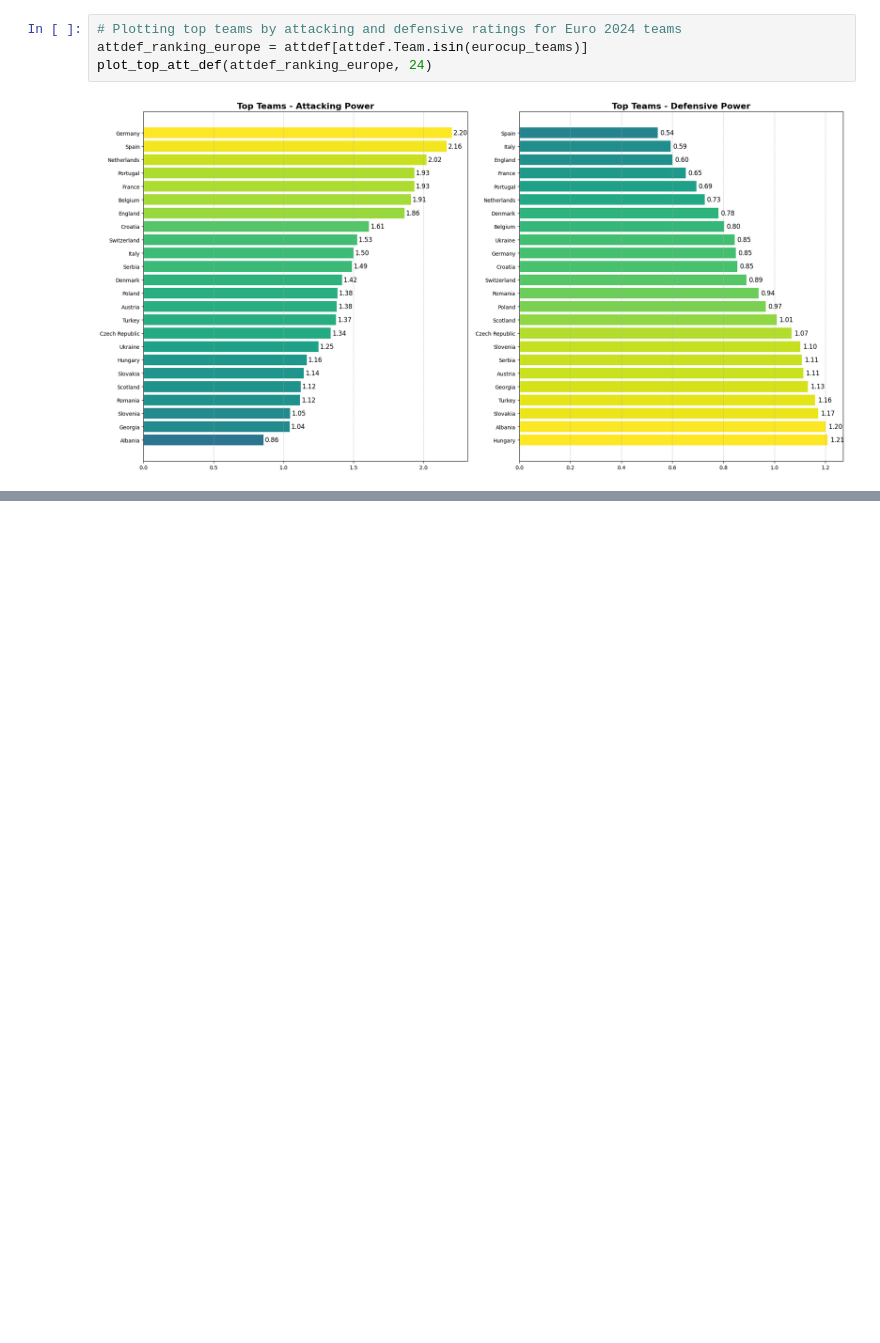
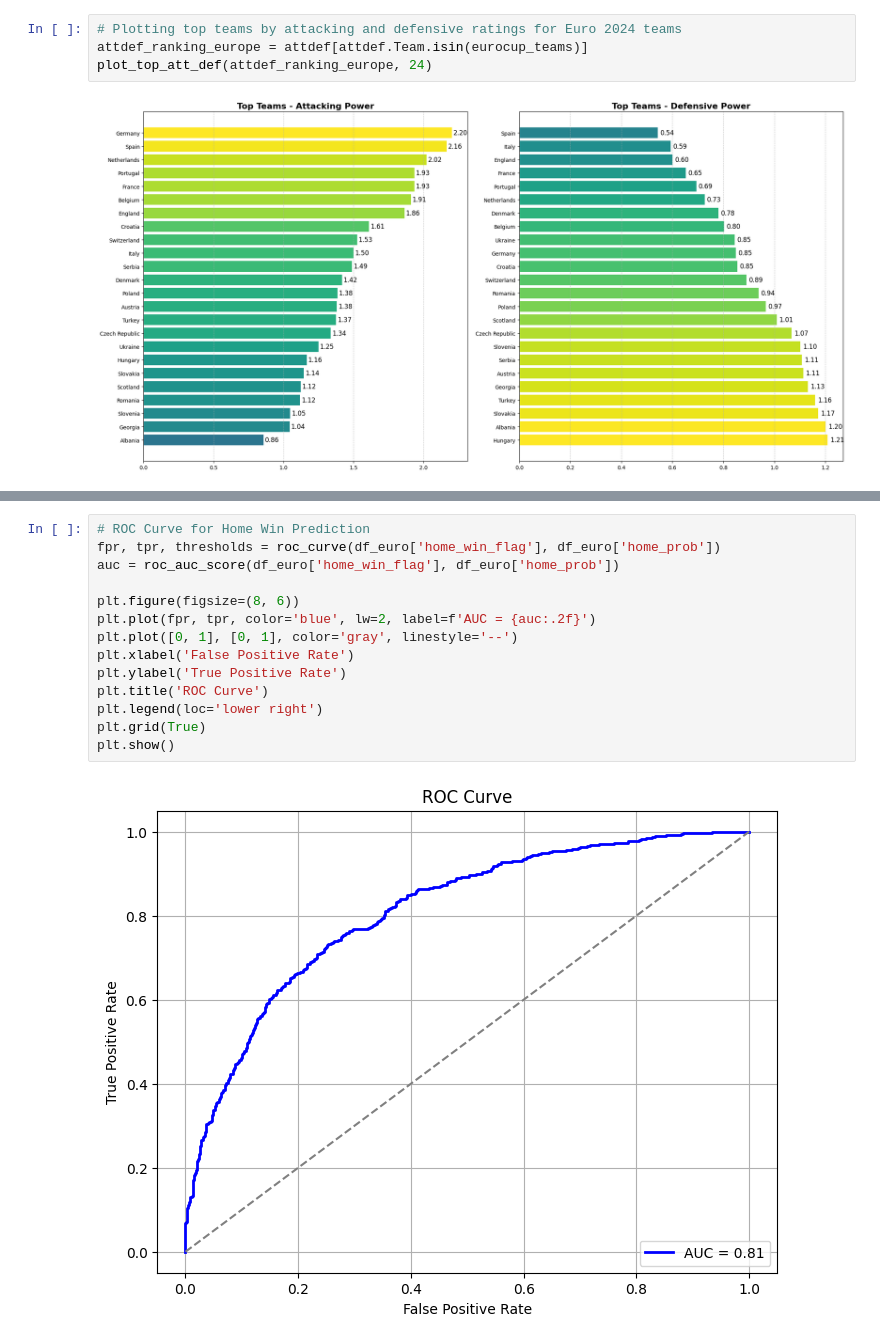
Before and after one commit to 0101dusica/RI-UEFA-Euro-2024, a Jupyter notebook: euro.ipynb, the cells around one changed output, grey strips where cells are left out. Saved outputs shown, nothing was run; the diff lists cells and outputs as text; blank space fills up the shorter version.

Commit message:
prediction implemented

```diff
--- a/euro.ipynb
+++ b/euro.ipynb
@@ -340,0 +523,16 @@ plot_top_att_def(attdef_ranking_europe, 24)
+# %%
+# ROC Curve for Home Win Prediction
+fpr, tpr, thresholds = roc_curve(df_euro['home_win_flag'], df_euro['home_prob'])
+auc = roc_auc_score(df_euro['home_win_flag'], df_euro['home_prob'])
+
+plt.figure(figsize=(8, 6))
+plt.plot(fpr, tpr, color='blue', lw=2, label=f'AUC = {auc:.2f}')
+plt.plot([0, 1], [0, 1], color='gray', linestyle='--')
+plt.xlabel('False Positive Rate')
+plt.ylabel('True Positive Rate')
+plt.title('ROC Curve')
+plt.legend(loc='lower right')
+plt.grid(True)
+plt.show()
+# %% [output]
+[figure, added]
```
Also changed, not shown: parts of 31 cells of this notebook.
